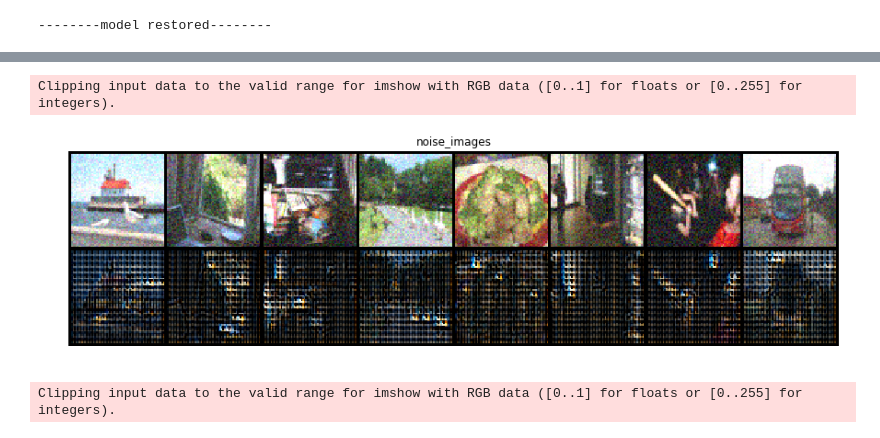
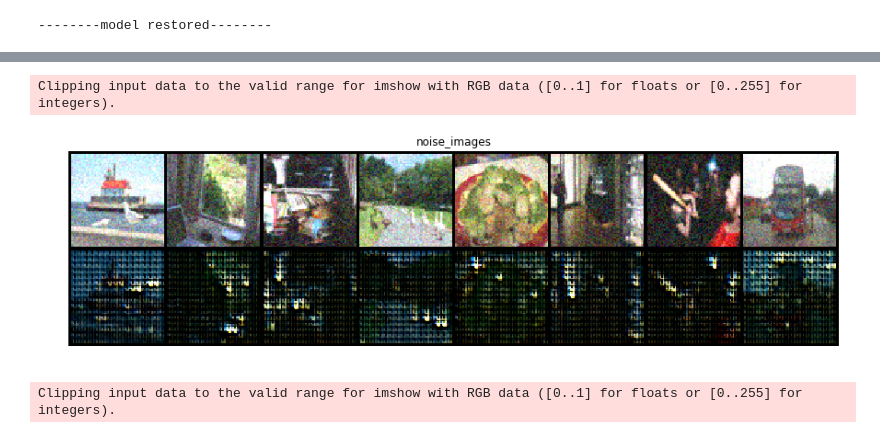
Before and after one commit to mana1610747/Multi-Task-Learning, a Jupyter notebook: ConditionalIN-label/valid.ipynb, the cells around one changed output, grey strips where cells are left out. Cells and saved outputs as stored; diff of their text form; code cells hidden in the pictures.

Commit message:
change ConditionalIN-label

```diff
--- a/ConditionalIN-label/valid.ipynb
+++ b/ConditionalIN-label/valid.ipynb
@@ -110,11 +110,11 @@ Clipping input data to the valid range for imshow with RGB data ([0..1] for floa
 # %%
 label_mix = torch.Tensor([1,1,0,0]).unsqueeze(0).repeat(images.shape[0],1)
 with torch.no_grad():
-    output_noise = model(images_noise, label=label_mix)
-show_img(torch.cat([images_noise[:8].cpu(),output_noise[:8].cpu()],dim=0), 'noise_images')
+    output_mix = model(images_noise, label=label_mix)
+show_img(torch.cat([images_noise[:8].cpu(),output_mix[:8].cpu()],dim=0), 'noise_images')
 # %% [output]
 Clipping input data to the valid range for imshow with RGB data ([0..1] for floats or [0..255] for integers).
-[figure, old version]
+[figure, new version]
 # %%
 plt.imsave('./images/condition_paint.png',output_paint[0].cpu().detach().numpy().transpose((1,2,0)))
 plt.imsave('./images/condition_noise.png',output_noise[0].cpu().detach().numpy().transpose((1,2,0)))
```
Also changed, not shown: parts of 1 cell of this notebook, 3 other files.
